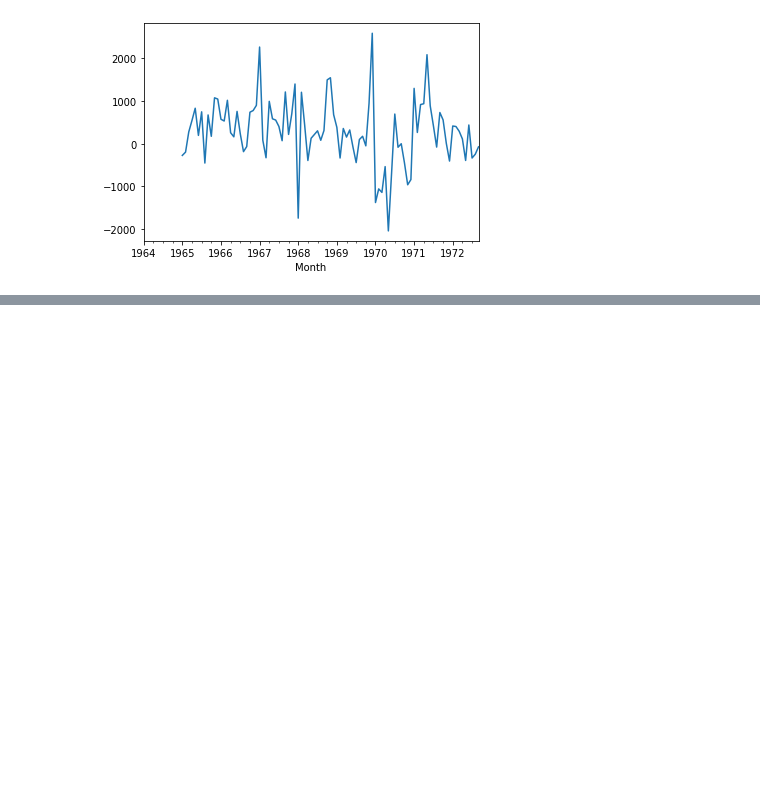
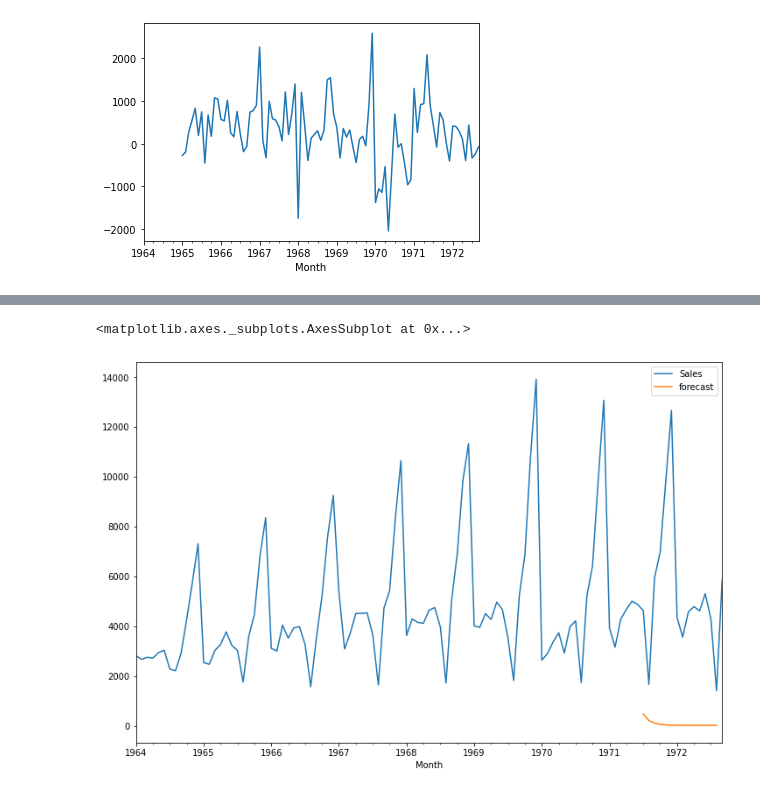
Before and after one commit to mayeedit3/Cham, a Jupyter notebook: Cham.ipynb, the cells around one changed output, grey strips where cells are left out. Drawn from its saved outputs; the diff is of its cells as text; code cells hidden in the pictures; blank space fills up the shorter version.

```diff
--- a/Cham.ipynb
+++ b/Cham.ipynb
@@ -112,0 +131,3 @@ df['Seasonal First Difference'].plot()
+# %%
+model=ARIMA(df['Sales'],order=(1,1,1))
+model_fit=model.fit()
@@ -112,0 +153,6 @@ df['Seasonal First Difference'].plot()
+# %%
+df['forecast']=model_fit.predict(start=90,end=103,dynamic=True)
+df[['Sales','forecast']].plot(figsize=(12,8))
+# %% [output]
+<matplotlib.axes._subplots.AxesSubplot at 0x...>
+[figure, added]
```
Also changed, not shown: parts of 14 cells of this notebook.
